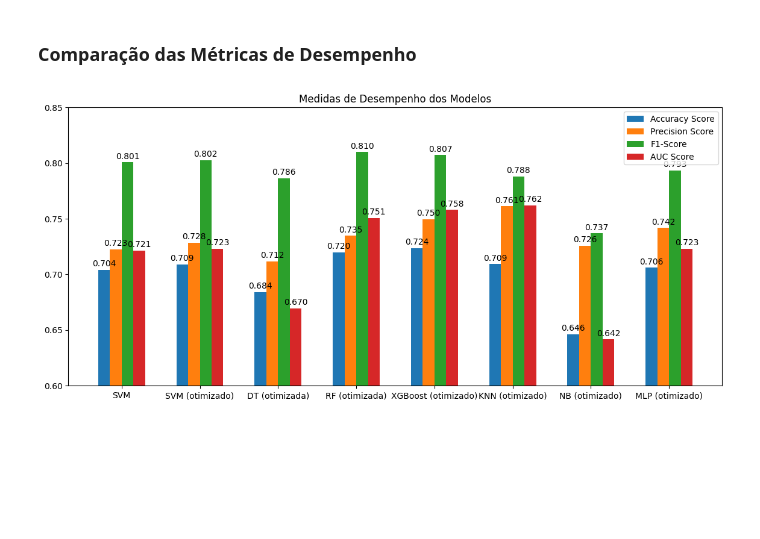
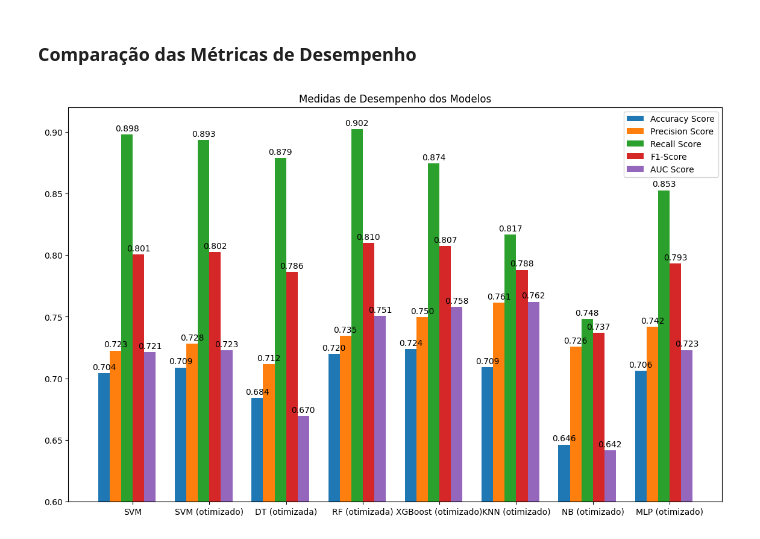
Before and after one commit to CBenini07/TCC, a Jupyter notebook: TCC_2_Aplicacao_modelos.ipynb, the cells around one changed output. Saved outputs shown, nothing was run; the diff lists cells and outputs as text; code cells hidden in the pictures; blank space fills up the shorter version.

Commit message:
Adição da métrica Recall na Aplicação dos Modelos

```diff
--- a/TCC_2_Aplicacao_modelos.ipynb
+++ b/TCC_2_Aplicacao_modelos.ipynb
@@ -379,6 +380,7 @@ def evaluate(y_test, y_pred, y_scores, model_name):
 result=pd.DataFrame(columns=['Model',
                              'Accuracy Score',
                              'Precision Score',
+                             'Recall Score',
                              'F1-Score',
                              'AUC Score'] )
 # %% [markdown]
@@ -845,12 +855,13 @@ Melhores parâmetros: {'xgb__colsample_bytree': 0.7, 'xgb__learning_rate': 0.05,
 Modelo salvo em 'models/modelo_xgboost.pkl'
 # %%
 # Validação do Modelo
-acc, prec, f1_sc, auc_score = evaluate(y_test, y_pred, y_scores, 'XGBoost (otimizado)')
-result.loc[4] = ['XGBoost (otimizado)', acc, prec, f1_sc, auc_score]
+acc, prec, rec, f1_sc, auc_score = evaluate(y_test, y_pred, y_scores, 'XGBoost (otimizado)')
+result.loc[4] = ['XGBoost (otimizado)', acc, prec, rec, f1_sc, auc_score]
 
 # Exibe métricas
 print('Accuracy:', acc)
 print('Precision:', prec)
+print('Recall:', rec)
 print('F1-Score:', f1_sc)
 print('AUC:', auc_score)
 # %% [output]
@@ -1038,14 +1053,15 @@ Melhores parâmetros: {'nb__var_smoothing': np.float64(0.11937766417144358)}
 Modelo salvo em 'models/modelo_NB.pkl'
 # %%
 # Validação do Modelo
-acc, prec, f1_sc, auc_score = evaluate(y_test, y_pred, y_scores, 'NB (otimizado)')
-result.loc[6] = ['NB (otimizado)', acc, prec, f1_sc, auc_score]
+acc, prec, rec, f1_sc, auc_score = evaluate(y_test, y_pred, y_scores, 'NB (otimizado)')
+result.loc[6] = ['NB (otimizado)', acc, prec, rec, f1_sc, auc_score]
 
 # Exibe métricas
-print('Accuracy :', acc)
+print('Accuracy:', acc)
 print('Precision:', prec)
-print('F1-Score :', f1_sc)
-print('AUC      :', auc_score)
+print('Recall:', rec)
+print('F1-Score:', f1_sc)
+print('AUC:', auc_score)
 # %% [output]
 Classification Report for model NB (otimizado):
 
@@ -1158,13 +1175,15 @@ Melhores hiperparâmetros: {'mlp__activation': 'relu', 'mlp__alpha': np.float64(
 
 Modelo salvo em 'models/modelo_MLP.pkl'
 # %%
-acc, prec, f1_sc, auc_score = evaluate(y_test, y_pred, y_scores, 'MLP (otimizado)')
-result.loc[7] = ['MLP (otimizado)', acc, prec, f1_sc, auc_score]
+acc, prec, rec, f1_sc, auc_score = evaluate(y_test, y_pred, y_scores, 'MLP (otimizado)')
+result.loc[7] = ['MLP (otimizado)', acc, prec, rec, f1_sc, auc_score]
 
-print('Accuracy :', acc)
+# Exibe métricas
+print('Accuracy:', acc)
 print('Precision:', prec)
-print('F1-Score :', f1_sc)
-print('AUC      :', auc_score)
+print('Recall:', rec)
+print('F1-Score:', f1_sc)
+print('AUC:', auc_score)
 # %% [output]
 Classification Report for model MLP (otimizado):
 
@@ -1188,35 +1208,37 @@ AUC      : 0.7229998958731041
 # %%
 import numpy as np
 
 # Configurações do gráfico
 x = np.arange(len(result['Model']))  # posições no eixo x
 width = 0.15  # largura das barras
 
 # Criando a figura e os eixos
-fig, ax = plt.subplots(figsize=(14, 6))
+fig, ax = plt.subplots(figsize=(14, 8.5))
 
 # Plotando as barras
-bar1 = ax.bar(x - width, result['Accuracy Score'], width, label='Accuracy Score')
-bar2 = ax.bar(x, result['Precision Score'], width, label='Precision Score')
-bar3 = ax.bar(x + width, result['F1-Score'], width, label='F1-Score')
-bar4 = ax.bar(x + 2*width, result['AUC Score'], width, label='AUC Score')
+bar1 = ax.bar(x - 2*width, result['Accuracy Score'], width, label='Accuracy Score')
+bar2 = ax.bar(x - width, result['Precision Score'], width, label='Precision Score')
+bar3 = ax.bar(x, result['Recall Score'], width, label='Recall Score')
+bar4 = ax.bar(x + width, result['F1-Score'], width, label='F1-Score')
+bar5 = ax.bar(x + 2*width, result['AUC Score'], width, label='AUC Score')
 
 # Adicionando os valores nas barras
 ax.bar_label(bar1, padding=2, fmt='%.3f')
 ax.bar_label(bar2, padding=2, fmt='%.3f')
 ax.bar_label(bar3, padding=2, fmt='%.3f')
 ax.bar_label(bar4, padding=2, fmt='%.3f')
+ax.bar_label(bar5, padding=2, fmt='%.3f')
 
 # Configurando o limite do eixo y
-ax.set_ylim(0.60, 0.85)
+ax.set_ylim(0.60, 0.92)
 
 # Adicionando os rótulos e título
 ax.set_title('Medidas de Desempenho dos Modelos')
 ax.set_xticks(x+width/2)
 ax.set_xticklabels(result['Model'])
 ax.legend()
 
 # Exibindo o gráfico
 plt.show()
 # %% [output]
-[figure, old version]
+[figure, new version]
```
Also changed, not shown: parts of 11 cells of this notebook, 1 other file.
